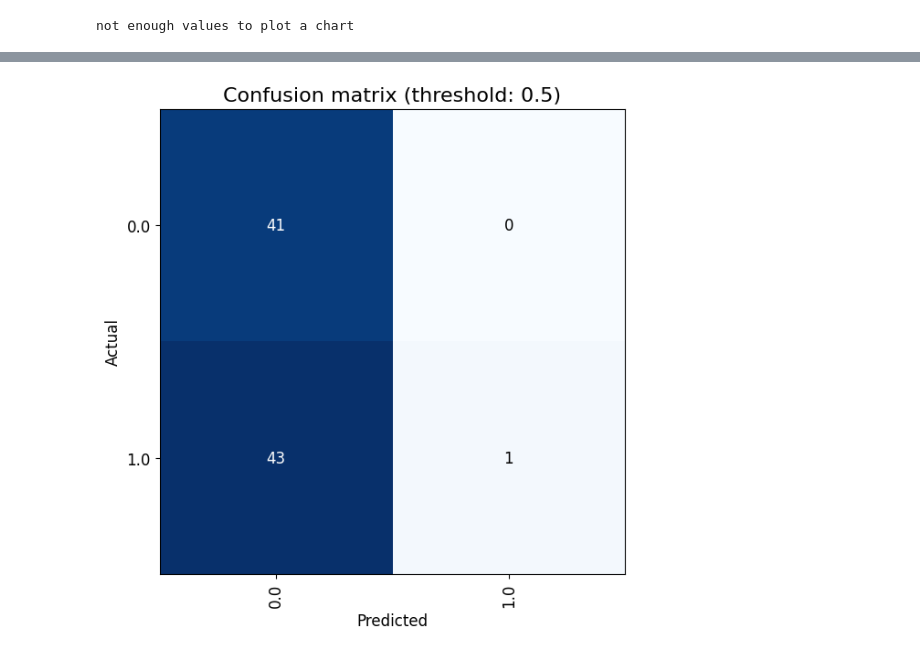
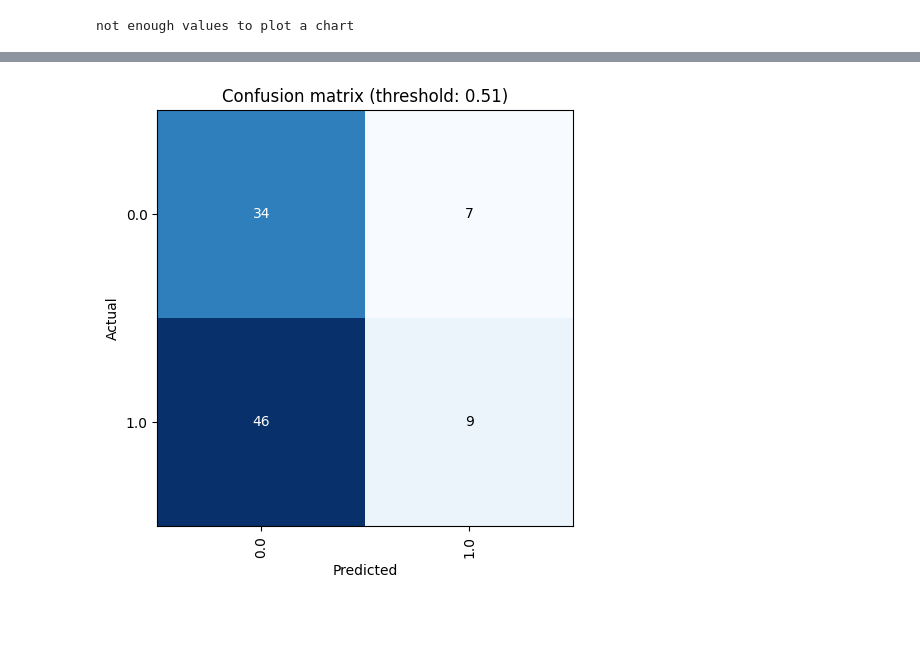
Before and after one commit to a-ludwig/smart_hans, a Jupyter notebook: Machine_learning/tsai_with_real_data_univariate.ipynb, the cells around one changed output, grey strips where cells are left out. Drawn from its saved outputs; the diff is of its cells as text; code cells hidden in the pictures; blank space fills up the shorter version.

```diff
--- a/Machine_learning/tsai_with_real_data_univariate.ipynb
+++ b/Machine_learning/tsai_with_real_data_univariate.ipynb
@@ -7,26 +7,26 @@ CUDA_LAUNCH_BLOCKING=1
 
 
 
-num_scenario = 3
+num_scenario = 4
 
 nr_taps = 1
 
-tap_size = 33
+tap_size = 30
 
-move_by = -3
+move_by = -12
 
-learning_cycles = 25
+learning_cycles = 6
 
-model_to_use = "InceptionTimePlus"
+model_to_use = "InceptionTime"
 
-features_to_learn_with = ["right_eye_corner_y"]
+features_to_learn_with = ["chin_y"]
 feature_list_string = '_'.join(features_to_learn_with)
 
 models_folder = "models"
 plots_folder = "vis/plots"
 save_name = "scenario_{}_{}".format(num_scenario, model_to_use)
 
-dl = dataloader(scenario= num_scenario, path="/home/adi/cloudy_adlu/smart_hans/AP2/Daten/zum_sichten/laeuft", nr_taps=nr_taps, move_window_by=move_by, tap_size=tap_size, feature_list=features_to_learn_with)
+dl = dataloader(scenario= num_scenario, path="C:/Users/adi/Nextcloud/smart_hans/AP2/Daten/zum_sichten/laeuft", nr_taps=nr_taps, move_window_by=move_by, tap_size=tap_size, feature_list=features_to_learn_with)
 train, test, df= dl.train, dl.test, dl.df
 
 X_test, y_test = df2xy(test, target_col='target')
@@ -64,7 +64,7 @@ dropping frame
 # %%
 
 scenario_name_stage0 = save_name+"_nr_taps_{}_features_{}".format(str(nr_taps), feature_list_string)+"_stage0"
-model = InceptionTimePlus(dls.vars, dls.c, tap_size)
+model = InceptionTime(dls.vars, dls.c, tap_size)
 learn = Learner(dls, model, metrics=accuracy, lr=0.001)
 learn.save(scenario_name_stage0)
 # %% [output]
@@ -103,15 +101,15 @@ learn.show_results()
 # %%
 learn.recorder.plot_metrics()
-learn.plot_confusion_matrix(thr=0.5)
+learn.plot_confusion_matrix(thr=0.51)
 feature_list_string = '_'.join(features_to_learn_with)
 current_time= datetime.datetime.now().strftime('%d%m%Y_%H%M%S')
 plot_name = plots_folder+"/confusion_matrix_"+save_name+"_nrtaps_{}_features_{}_learning_cycles_{}_{}.png".format(str(nr_taps),feature_list_string,learning_cycles, current_time)
 
 #plt.savefig(plot_name, ext='png', bbox_inches="tight")
 # %% [output]
 not enough values to plot a chart
 [interactive output not drawn]
-[figure, old version]
+[figure, new version]
 # %%
 learn.show_results()
 # %% [output]
```
Also changed, not shown: parts of 7 cells of this notebook, 6 other files.
